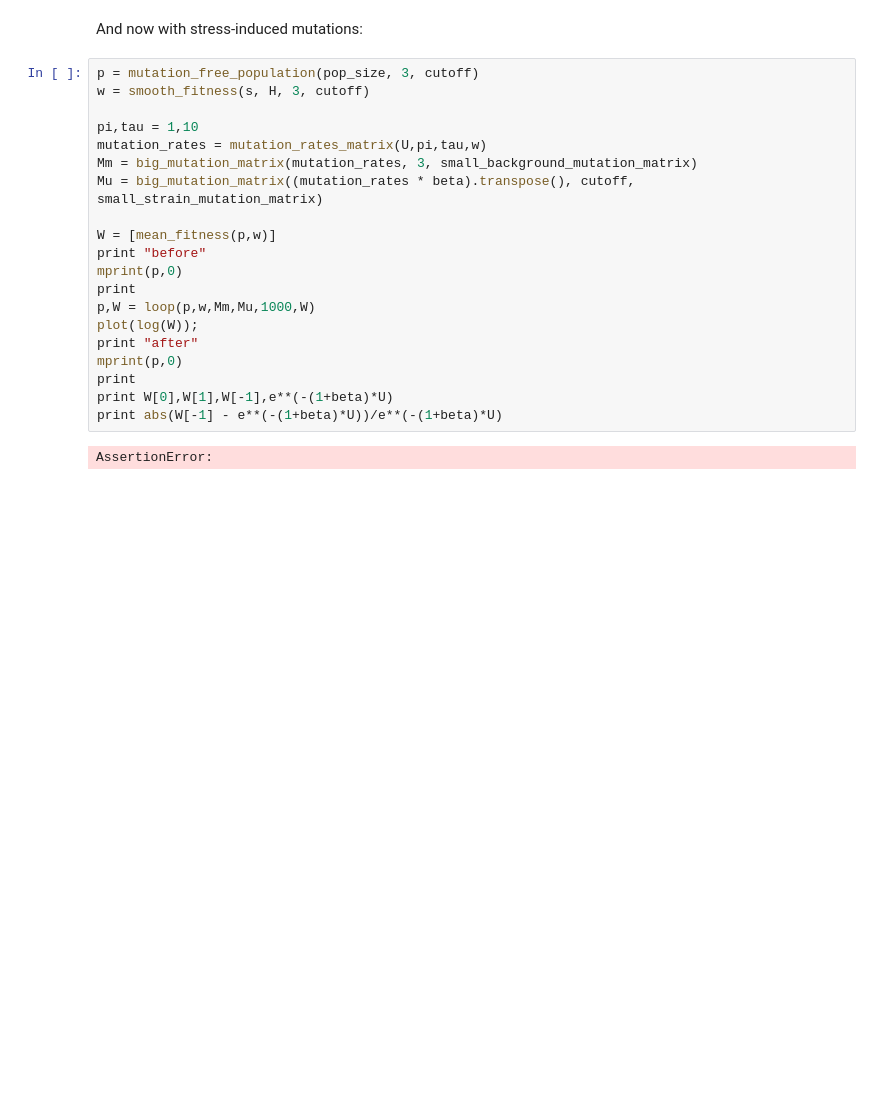
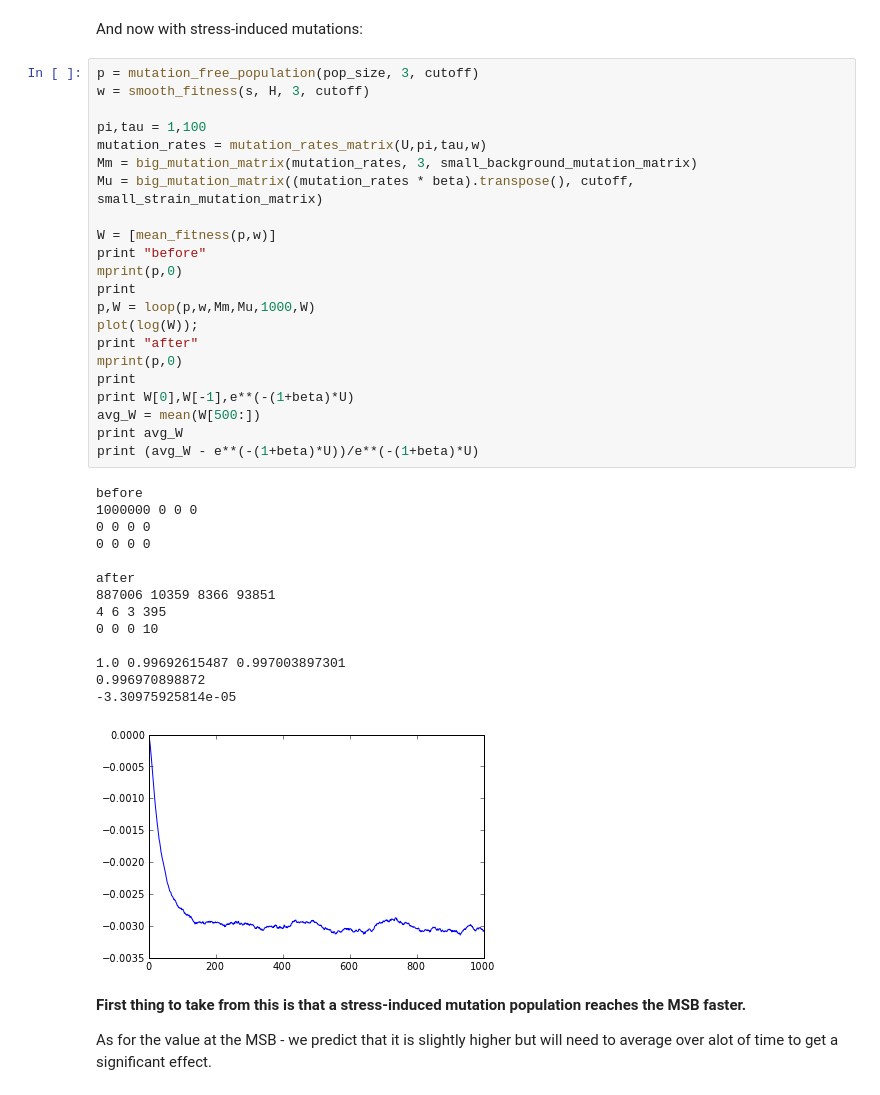
Before and after one commit to yoavram/ruggedsim, a Jupyter notebook: stochastic/ruggedsim new model.ipynb, the cells around one changed output. Saved outputs shown, nothing was run; the diff lists cells and outputs as text; blank space fills up the shorter version.

Commit message:
msb with sim is faster!

```diff
--- a/stochastic/ruggedsim new model.ipynb
+++ b/stochastic/ruggedsim new model.ipynb
@@ -365,22 +368,41 @@ And now with stress-induced mutations:
 # %%
 p = mutation_free_population(pop_size, 3, cutoff)
 w = smooth_fitness(s, H, 3, cutoff)
 
-pi,tau = 1,10
+pi,tau = 1,100
 mutation_rates = mutation_rates_matrix(U,pi,tau,w)
 Mm = big_mutation_matrix(mutation_rates, 3, small_background_mutation_matrix)
 Mu = big_mutation_matrix((mutation_rates * beta).transpose(), cutoff, small_strain_mutation_matrix)
 
 W = [mean_fitness(p,w)]
 print "before"
 mprint(p,0)
 print
 p,W = loop(p,w,Mm,Mu,1000,W)
 plot(log(W));
 print "after"
 mprint(p,0)
 print
-print W[0],W[1],W[-1],e**(-(1+beta)*U)
-print abs(W[-1] - e**(-(1+beta)*U))/e**(-(1+beta)*U)
+print W[0],W[-1],e**(-(1+beta)*U)
+avg_W = mean(W[500:])
+print avg_W
+print (avg_W - e**(-(1+beta)*U))/e**(-(1+beta)*U)
 # %% [output]
-AssertionError:
+before
+1000000 0 0 0
+0 0 0 0
+0 0 0 0
+
+after
+887006 10359 8366 93851
+4 6 3 395
+0 0 0 10
+
+1.0 0.99692615487 0.997003897301
+0.996970898872
+-3.30975925814e-05
+[figure, added]
+# %% [markdown]
+**First thing to take from this is that a stress-induced mutation population reaches the MSB faster.**
+
+As for the value at the MSB - we predict that it is slightly higher but will need to average over alot of time to get a significant effect.
```
Also changed, not shown: parts of 2 cells of this notebook.
